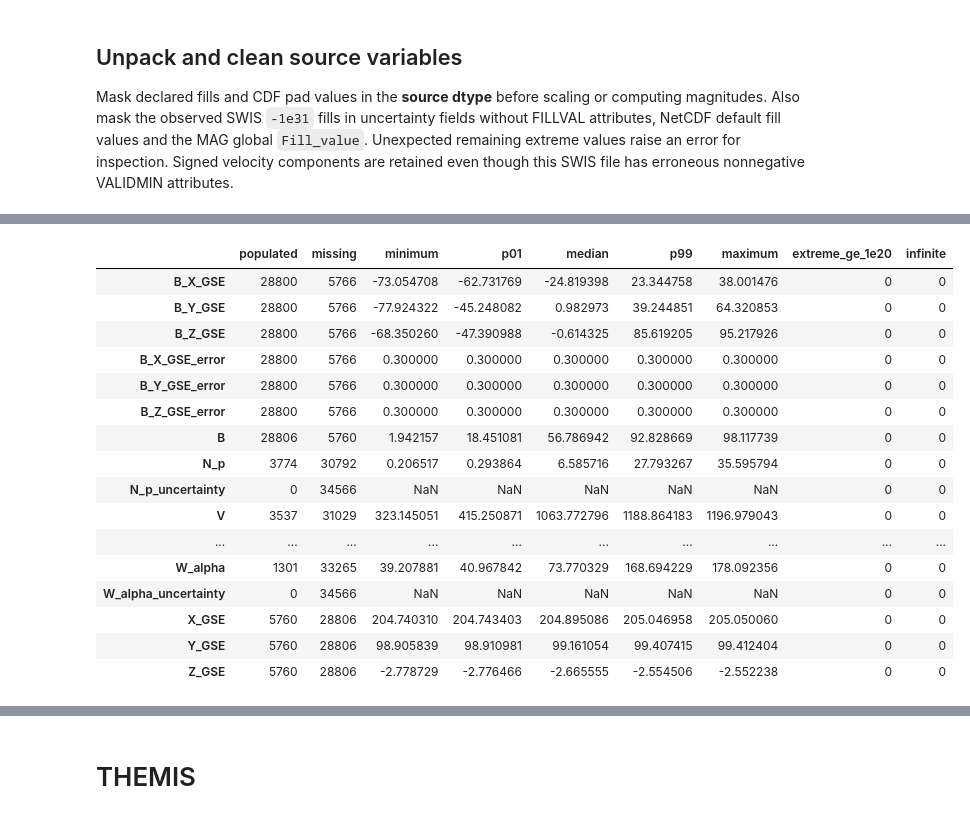
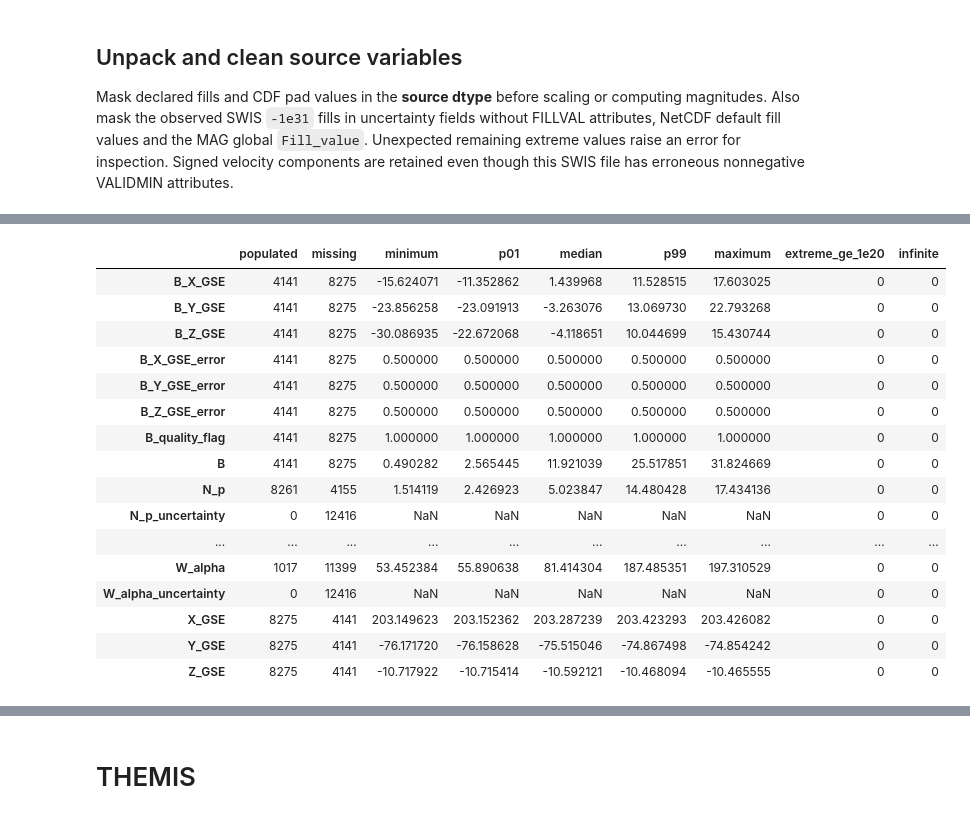
Before and after one commit to oscu0/Shock-and-Awe, a Jupyter notebook: CDASWS Downloader.ipynb, the cells around one changed output, grey strips where cells are left out. Drawn from its saved outputs; the diff is of its cells as text; code cells hidden in the pictures.

Commit message:
Codex: Consolidate native-cadence merges and add Aditya MAG L2 ingestion

```diff
--- a/CDASWS Downloader.ipynb
+++ b/CDASWS Downloader.ipynb
@@ -631,7 +635,7 @@ def unpack(data_b):
 RUN_MODE = "shock"  # "shock" or "custom"
 MMS_PROBE = 1  # 1, 2, 3, or 4
 MMS_PLASMA_SOURCE = "fpi"  # "fpi" or "hpca"
-THEMIS_PROBE = "b"  # "b" or "c"
+THEMIS_PROBE = "c"  # "b" or "c"
 
 assert MMS_PROBE in {1, 2, 3, 4}
 assert MMS_PLASMA_SOURCE in {"fpi", "hpca"}
@@ -644,7 +648,7 @@ THEMIS_DATASET_PREFIX = f"TH{THEMIS_PROBE.upper()}"
 THEMIS_VARIABLE_PREFIX = f"th{THEMIS_PROBE}"
 THEMIS_LABEL = f"THEMIS_{THEMIS_PROBE.upper()}"
 
-tShock = pd.to_datetime("2026-01-19T22:00:00Z")
+tShock = pd.to_datetime("2025-06-01T05:30:00Z")
 
 CUSTOM_T1 = pd.to_datetime("2018-01-01T00:00:00Z")
 CUSTOM_T2 = pd.to_datetime("2018-03-01T00:00:00Z")
@@ -1625,7 +1787,7 @@ coord_u
 # %%
-coord = dscovr_coord.copy()
-for frame in (mag, sw, coord):
-    frame.index = pd.to_datetime(frame.index, utc=True)
-    frame.index.name = "time"
-merged = pd.concat([mag, sw, coord], axis=1).sort_index()
-merged = merged.dropna(how="all")
+# MAG/plasma were already cleaned and cadence-averaged above.
+merged = merge_products(
+    {"DSCOVR magnetic field": mag, "DSCOVR plasma": sw,
+     "DSCOVR coordinates": dscovr_coord},
+    index_name="time",
+)
@@ -2010,61 +2316,57 @@ empty supplied GSE/GSM arrays, or L2 MAG enter the export.
 # %%
-aditya_mag_selected = average_subsecond(aditya_mag_native.loc[t_start:t_end])
-aditya_plasma_selected = average_subsecond(aditya_plasma.loc[t_start:t_end])
+aditya_mag_selected = average_subsecond(aditya_mag_native.loc[aditya_t_start:aditya_t_end])
+aditya_plasma_selected = average_subsecond(aditya_plasma.loc[aditya_t_start:aditya_t_end])
 if aditya_plasma_selected.empty or aditya_mag_selected.empty:
-    raise ValueError("The manually supplied files do not overlap the requested interval.")
-aditya_merged = pd.concat([aditya_mag_selected, aditya_plasma_selected], axis=1).sort_index()
+    raise ValueError(
+        f"No selected Aditya product data in {aditya_t_start} to {aditya_t_end}: "
+        f"SWIS rows={len(aditya_plasma_selected)}, MAG rows={len(aditya_mag_selected)}. "
+        "Check source coverage and rerun the unpack and native MAG cells."
+    )
+# Preserve this path's native bins, index name and empty rows.
+aditya_merged = merge_products(
+    {"Aditya magnetic field": aditya_mag_selected, "Aditya plasma": aditya_plasma_selected},
+    index_name=aditya_mag_selected.index.name,
+    drop_empty=False,
+)
 aditya_merged.attrs = {
     **aditya_plasma_frames[0].attrs,
     "plasma_sources": [str(path) for path in ADITYA_SWIS_FILES],
     "magnetic_sources": [str(path) for path in ADITYA_MAG_FILES],
     "magnetic_processing_level": aditya_mag_level,
-    "magnetic_sensor": "MAG1 (6 m)",
-    "magnetic_frame": "GSE",
-    "gse_source": "Derived from MAG1 yaw/roll/pitch and SWIS L1 AUX sector directions",
-    "attitude_source": str(ADITYA_SWIS_AUX_FILE),
-    "attitude_axes_zero_based": {"yaw": "THA2[0] = THA1[1]", "roll": "THA2[24]", "pitch": "-THA1[5]"},
-    "attitude_matching": "nearest frame-start epoch; no interpolation; no extrapolation outside AUX coverage",
-    "attitude_max_offset_s": ADITYA_ATTITUDE_TOLERANCE.total_seconds(),
-    "attitude_available_start_UTC": aditya_attitude_time[0].isoformat(),
-    "attitude_available_end_UTC": aditya_attitude_time[-1].isoformat(),
-    "attitude_alignment_status": "Nominal sector/body assignment supported by L2 comparison; exact SWIS mounting offsets and intra-frame attitude epoch unverified",
-    "magnetic_magnitude_definition": "B is the 1 s mean of cleaned native MAG1 vector norms; components are means of native GSE vectors",
-    "magnetic_bin_missing_data": "Means use valid samples independently per column; B may include samples with missing GSE orientation",
-    "magnetic_calibration": "Source Level-1 calibration; no added offsets or official Level-2 filtering",
-    "magnetic_quality": "Source fill decoding and shared clamp_bad_values; L1 has no official L2 quality flag",
-    "magnetic_error_propagation": "sqrt(sum(R_ij**2 * sigma_body_j**2)); uncorrelated component errors assumed; 1 s error columns are mean source uncertainties, not standard errors of the mean",
+    **aditya_mag_metadata,
     "magnetic_units": "nT",
-    "magnetic_resampling": "1 s UTC arithmetic means after native-sample GSE rotation; occupied bins only; no interpolation",
+    "magnetic_resampling": ("None; published native L2 bins and epochs retained" if aditya_mag_level == "Level 2"
+                            else "1 s UTC arithmetic means after native-sample GSE rotation; occupied bins only; no interpolation"),
     "plasma_merge": "native timestamps; no nearest-time filling or interpolation",
     "magnetic_available_start_UTC": aditya_mag_raw.index[0].isoformat(),
     "magnetic_available_end_UTC": aditya_mag_raw.index[-1].isoformat(),
     "plasma_available_start_UTC": aditya_plasma.index[0].isoformat(),
     "plasma_available_end_UTC": aditya_plasma.index[-1].isoformat(),
-    "requested_start_UTC": t_start.isoformat(),
-    "requested_end_UTC": t_end.isoformat(),
+    "requested_start_UTC": aditya_t_start.isoformat(),
+    "requested_end_UTC": aditya_t_end.isoformat(),
 }
 aditya_check_time_index(aditya_merged)
 aditya_final_profile = aditya_data_profile(aditya_merged)
 assert not aditya_final_profile[["extreme_ge_1e20", "infinite"]].any().any()
 display(aditya_final_profile)
 # %% [output]
 |  | populated | missing | minimum | p01 | median | p99 | maximum | extreme_ge_1e20 | infinite |
-| B_X_GSE | 28800 | 5766 | -73.054708 | -62.731769 | -24.819398 | 23.344758 | 38.001476 | 0 | 0 |
-| B_Y_GSE | 28800 | 5766 | -77.924322 | -45.248082 | 0.982973 | 39.244851 | 64.320853 | 0 | 0 |
-| B_Z_GSE | 28800 | 5766 | -68.350260 | -47.390988 | -0.614325 | 85.619205 | 95.217926 | 0 | 0 |
-| B_X_GSE_error | 28800 | 5766 | 0.300000 | 0.300000 | 0.300000 | 0.300000 | 0.300000 | 0 | 0 |
-| B_Y_GSE_error | 28800 | 5766 | 0.300000 | 0.300000 | 0.300000 | 0.300000 | 0.300000 | 0 | 0 |
-| B_Z_GSE_error | 28800 | 5766 | 0.300000 | 0.300000 | 0.300000 | 0.300000 | 0.300000 | 0 | 0 |
-| B | 28806 | 5760 | 1.942157 | 18.451081 | 56.786942 | 92.828669 | 98.117739 | 0 | 0 |
-| N_p | 3774 | 30792 | 0.206517 | 0.293864 | 6.585716 | 27.793267 | 35.595794 | 0 | 0 |
-| N_p_uncertainty | 0 | 34566 | NaN | NaN | NaN | NaN | NaN | 0 | 0 |
-| V | 3537 | 31029 | 323.145051 | 415.250871 | 1063.772796 | 1188.864183 | 1196.979043 | 0 | 0 |
+| B_X_GSE | 4141 | 8275 | -15.624071 | -11.352862 | 1.439968 | 11.528515 | 17.603025 | 0 | 0 |
+| B_Y_GSE | 4141 | 8275 | -23.856258 | -23.091913 | -3.263076 | 13.069730 | 22.793268 | 0 | 0 |
+| B_Z_GSE | 4141 | 8275 | -30.086935 | -22.672068 | -4.118651 | 10.044699 | 15.430744 | 0 | 0 |
+| B_X_GSE_error | 4141 | 8275 | 0.500000 | 0.500000 | 0.500000 | 0.500000 | 0.500000 | 0 | 0 |
+| B_Y_GSE_error | 4141 | 8275 | 0.500000 | 0.500000 | 0.500000 | 0.500000 | 0.500000 | 0 | 0 |
+| B_Z_GSE_error | 4141 | 8275 | 0.500000 | 0.500000 | 0.500000 | 0.500000 | 0.500000 | 0 | 0 |
+| B_quality_flag | 4141 | 8275 | 1.000000 | 1.000000 | 1.000000 | 1.000000 | 1.000000 | 0 | 0 |
+| B | 4141 | 8275 | 0.490282 | 2.565445 | 11.921039 | 25.517851 | 31.824669 | 0 | 0 |
+| N_p | 8261 | 4155 | 1.514119 | 2.426923 | 5.023847 | 14.480428 | 17.434136 | 0 | 0 |
+| N_p_uncertainty | 0 | 12416 | NaN | NaN | NaN | NaN | NaN | 0 | 0 |
 | ... | ... | ... | ... | ... | ... | ... | ... | ... | ... |
-| W_alpha | 1301 | 33265 | 39.207881 | 40.967842 | 73.770329 | 168.694229 | 178.092356 | 0 | 0 |
-| W_alpha_uncertainty | 0 | 34566 | NaN | NaN | NaN | NaN | NaN | 0 | 0 |
-| X_GSE | 5760 | 28806 | 204.740310 | 204.743403 | 204.895086 | 205.046958 | 205.050060 | 0 | 0 |
-| Y_GSE | 5760 | 28806 | 98.905839 | 98.910981 | 99.161054 | 99.407415 | 99.412404 | 0 | 0 |
-| Z_GSE | 5760 | 28806 | -2.778729 | -2.776466 | -2.665555 | -2.554506 | -2.552238 | 0 | 0 |
+| W_alpha | 1017 | 11399 | 53.452384 | 55.890638 | 81.414304 | 187.485351 | 197.310529 | 0 | 0 |
+| W_alpha_uncertainty | 0 | 12416 | NaN | NaN | NaN | NaN | NaN | 0 | 0 |
+| X_GSE | 8275 | 4141 | 203.149623 | 203.152362 | 203.287239 | 203.423293 | 203.426082 | 0 | 0 |
+| Y_GSE | 8275 | 4141 | -76.171720 | -76.158628 | -75.515046 | -74.867498 | -74.854242 | 0 | 0 |
+| Z_GSE | 8275 | 4141 | -10.717922 | -10.715414 | -10.592121 | -10.468094 | -10.465555 | 0 | 0 |
 # %% [markdown]
 ## Export the event Parquet
 
```
Also changed, not shown: parts of 57 cells of this notebook, 2 other files.
